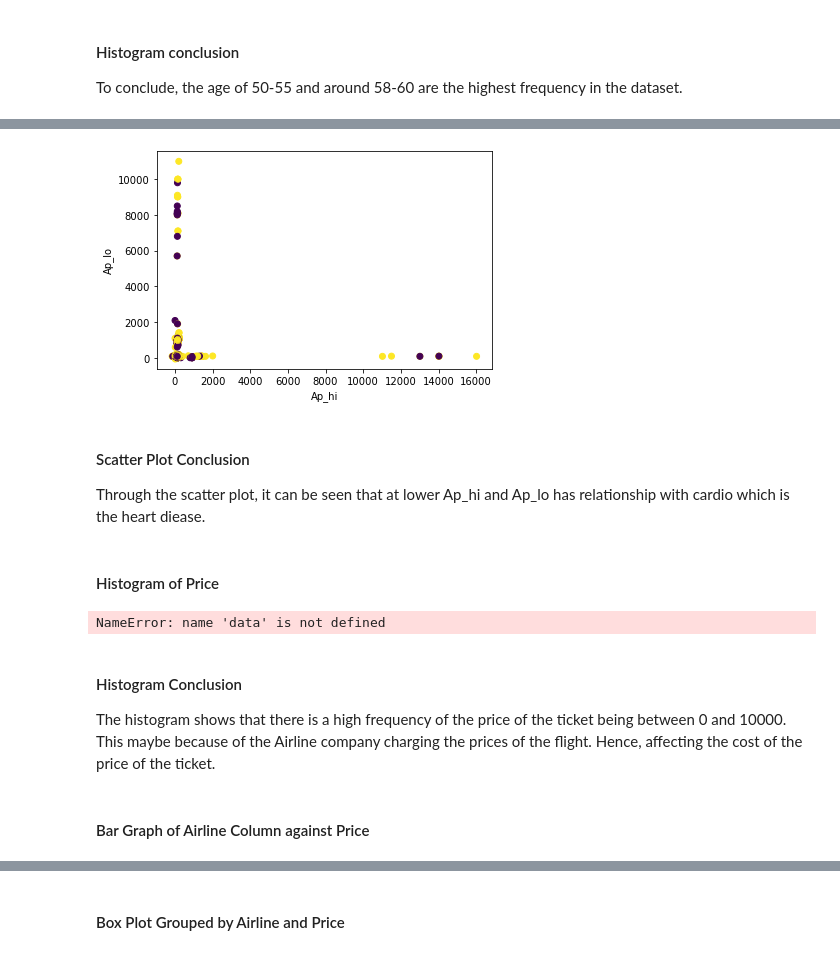
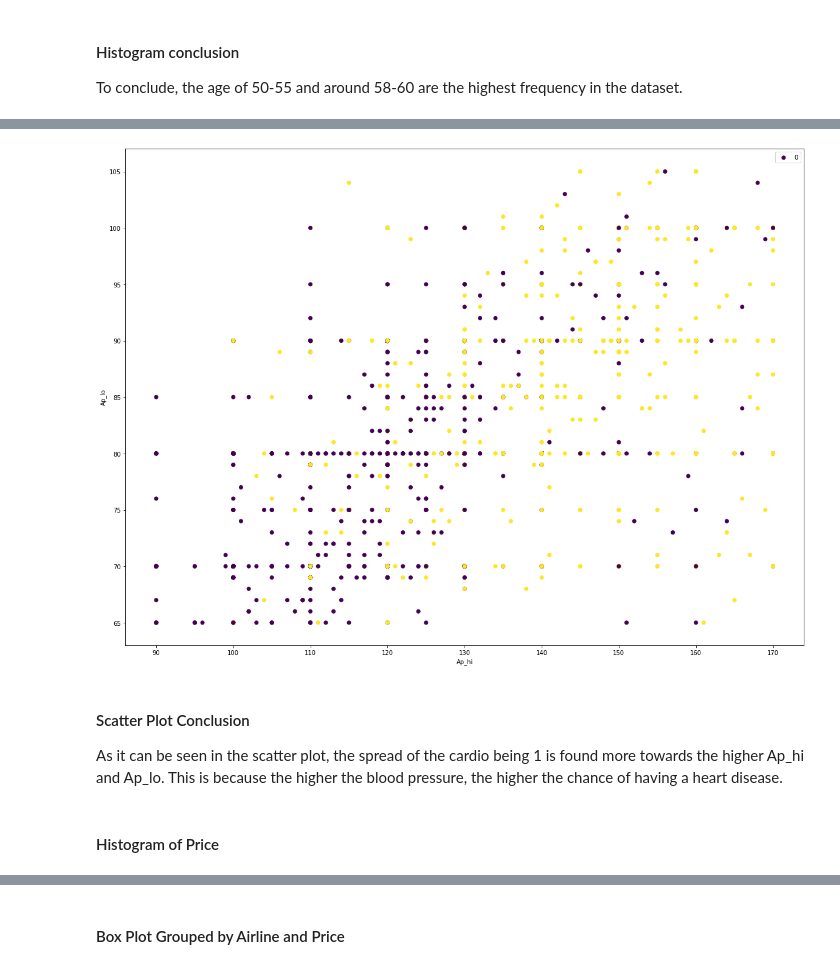
Before and after one commit to JIAWEI68/sch-work-jupiter, a Jupyter notebook: Project/Assignment.ipynb, the cells around one changed output, grey strips where cells are left out. Saved outputs shown, nothing was run; the diff lists cells and outputs as text; code cells hidden in the pictures.

```diff
--- a/Project/Assignment.ipynb
+++ b/Project/Assignment.ipynb
@@ -97,0 +119,5 @@ dtype: int64
+# %%
+Q1 = data.quantile(0.25)
+Q3 = data.quantile(0.75)
+IQR = Q3 - Q1
+print(IQR)
@@ -97,0 +160,2 @@ dtype: int64
+# %%
+data = data[~((data < (Q1 - 1.5 * IQR)) |(data > (Q3 + 1.5 * IQR))).any(axis=1)]
@@ -102 +185,4 @@ dtype: int64
+# %%
+data['age'] = data['age'] / 365
+data['age'] = data['age'].astype(int)
 # %%
@@ -162,21 +231,14 @@ To conclude, the age of 50-55 and around 58-60 are the highest frequency in the
 # %%
-plt.scatter(df['ap_hi'], df['ap_lo'], c = df['cardio'])
+plt.figure(figsize=(20,15))
+plt.scatter(data['ap_hi'],data['ap_lo'], c =data['cardio'])
 plt.xlabel('Ap_hi')
 plt.ylabel('Ap_lo')
+plt.legend(data['cardio'])
 plt.show()
 # %% [output]
-[figure, old version]
+[figure, new version]
-# %% [markdown]
-#### Scatter Plot Conclusion
-Through the scatter plot, it can be seen that at lower Ap_hi and Ap_lo has relationship with cardio which is the heart diease.
+# %% [markdown]
+#### Scatter Plot Conclusion
+As it can be seen in the scatter plot, the spread of the cardio being 1 is found more towards the higher Ap_hi and Ap_lo. This is because the higher the blood pressure, the higher the chance of having a heart disease.
 # %% [markdown]
 #### Histogram of Price
-# %%
-histogram = data.hist(column='price', bins=10, grid=False, figsize=(12,8), color='#86bf91', zorder=2, rwidth=0.9)
-# %% [output]
-NameError: name 'data' is not defined
-# %% [markdown]
-#### Histogram Conclusion
-The histogram shows that there is a high frequency of the price of the ticket being between 0 and 10000. This maybe because of the Airline company charging the prices of the flight. Hence, affecting the cost of the price of the ticket.
-# %% [markdown]
-#### Bar Graph of Airline Column against Price
```
Also changed, not shown: parts of 71 cells of this notebook, 2 other files.
